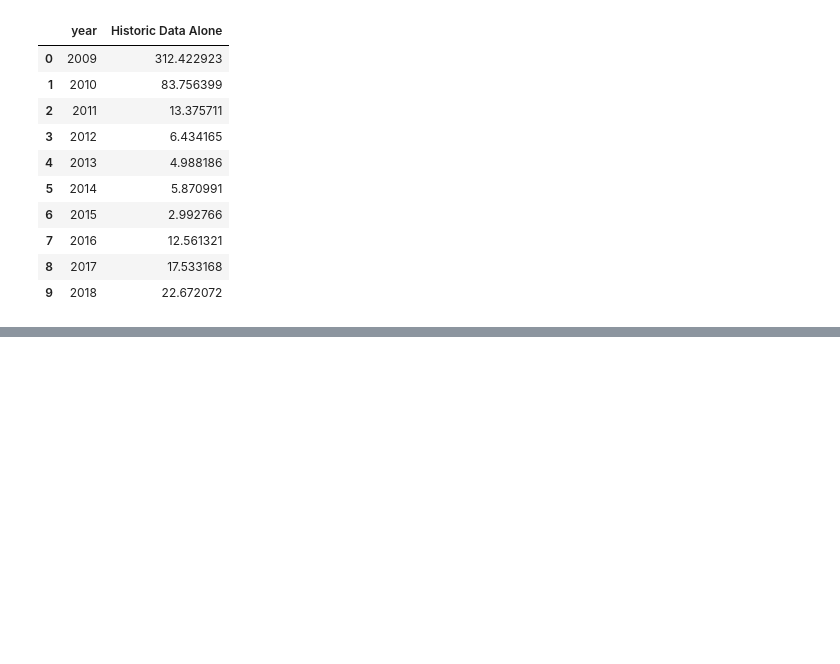
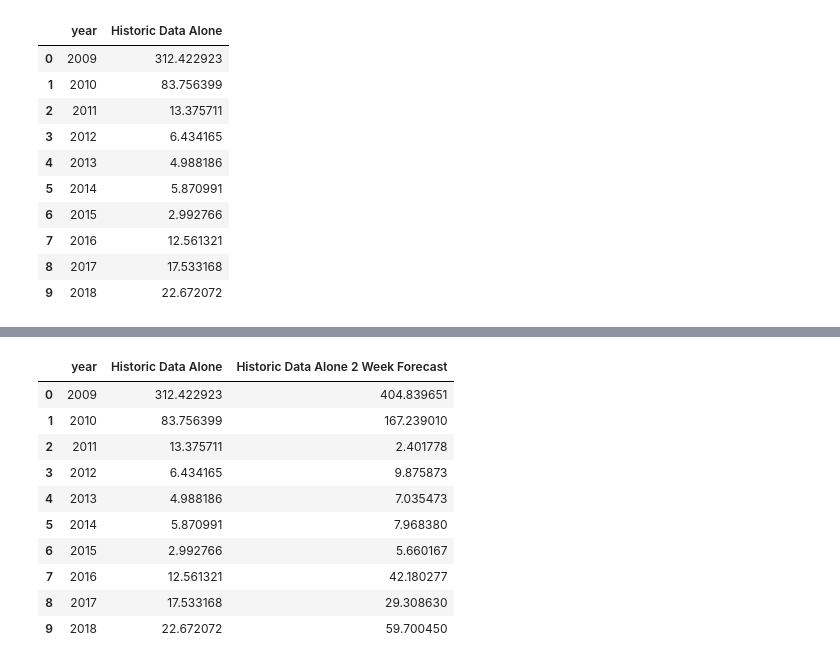
Before and after one commit to Influenza-Forecasting-Using-Online-Data/influenza-forecasting, a Jupyter notebook: models/Elastic Net.ipynb, the cells around one changed output, grey strips where cells are left out. Saved outputs shown, nothing was run; the diff lists cells and outputs as text; code cells hidden in the pictures; blank space fills up the shorter version.

```diff
--- a/models/Elastic Net.ipynb
+++ b/models/Elastic Net.ipynb
@@ -237,0 +257,16 @@ pred_df.to_csv("Historic Data Alone Predicted Values.csv")
+# %%
+mse_2wk, pred_2wk = elasticNet_forecast(df,2, coef, predicteds)
+mse_df["Historic Data Alone 2 Week Forecast"]=mse_2wk
+mse_df
+# %% [output]
+|  | year | Historic Data Alone | Historic Data Alone 2 Week Forecast |
+| 0 | 2009 | 312.422923 | 404.839651 |
+| 1 | 2010 | 83.756399 | 167.239010 |
+| 2 | 2011 | 13.375711 | 2.401778 |
+| 3 | 2012 | 6.434165 | 9.875873 |
+| 4 | 2013 | 4.988186 | 7.035473 |
+| 5 | 2014 | 5.870991 | 7.968380 |
+| 6 | 2015 | 2.992766 | 5.660167 |
+| 7 | 2016 | 12.561321 | 42.180277 |
+| 8 | 2017 | 17.533168 | 29.308630 |
+| 9 | 2018 | 22.672072 | 59.700450 |
```
Also changed, not shown: parts of 15 cells of this notebook.
